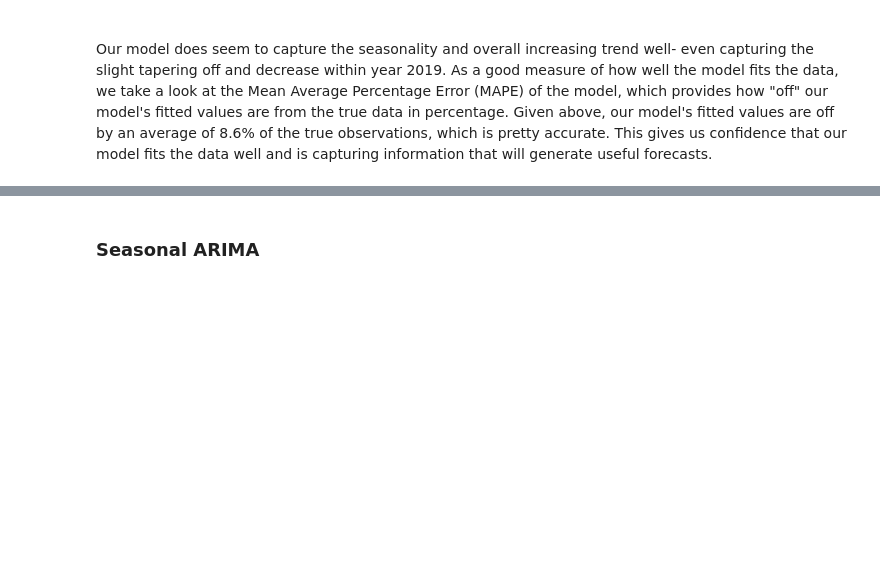
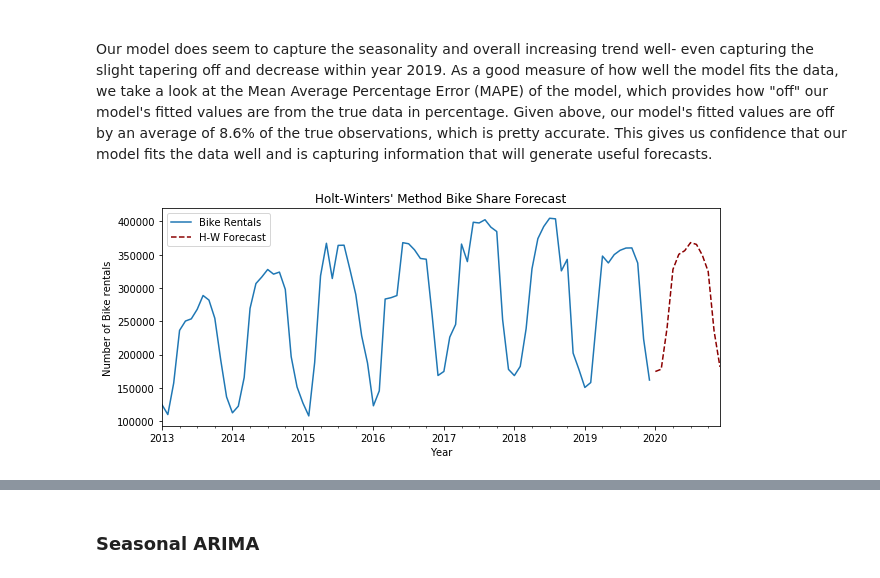
Before and after one commit to Christopher-Liu/bikeshare-ts-analysis, a Jupyter notebook: bikeshare_ts_proj.ipynb, the cells around one changed output, grey strips where cells are left out. Saved outputs shown, nothing was run; the diff lists cells and outputs as text; code cells hidden in the pictures; blank space fills up the shorter version.

Commit message:
Included forecast for the H-W method and a brief discussion of its interpretation

```diff
--- a/bikeshare_ts_proj.ipynb
+++ b/bikeshare_ts_proj.ipynb
@@ -127,3 +127,12 @@ np.average(np.absolute((fit_hw.fittedvalues - bike['num_rides']) / bike['num_rid
 <br>
 
 Our model does seem to capture the seasonality and overall increasing trend well- even capturing the slight tapering off and decrease within year 2019. As a good measure of how well the model fits the data, we take a look at the Mean Average Percentage Error (MAPE) of the model, which provides how "off" our model's fitted values are from the true data in percentage. Given above, our model's fitted values are off by an average of 8.6% of the true observations, which is pretty accurate. This gives us confidence that our model fits the data well and is capturing information that will generate useful forecasts.
+# %%
+fig, ax = plt.subplots(figsize=(10, 4))
+fig = bike['num_rides'].plot(ax=ax, title="Holt-Winters' Method Bike Share Forecast")
+fig.set_ylabel("Number of Bike rentals")
+fig.set_xlabel("Year")
+fit_hw.forecast(12).plot(ax = ax,style = '--', color = 'DarkRed')
+fig.legend(['Bike Rentals', 'H-W Forecast']);
+# %% [output]
+[figure, added]
```
Also changed, not shown: parts of 3 cells of this notebook.
